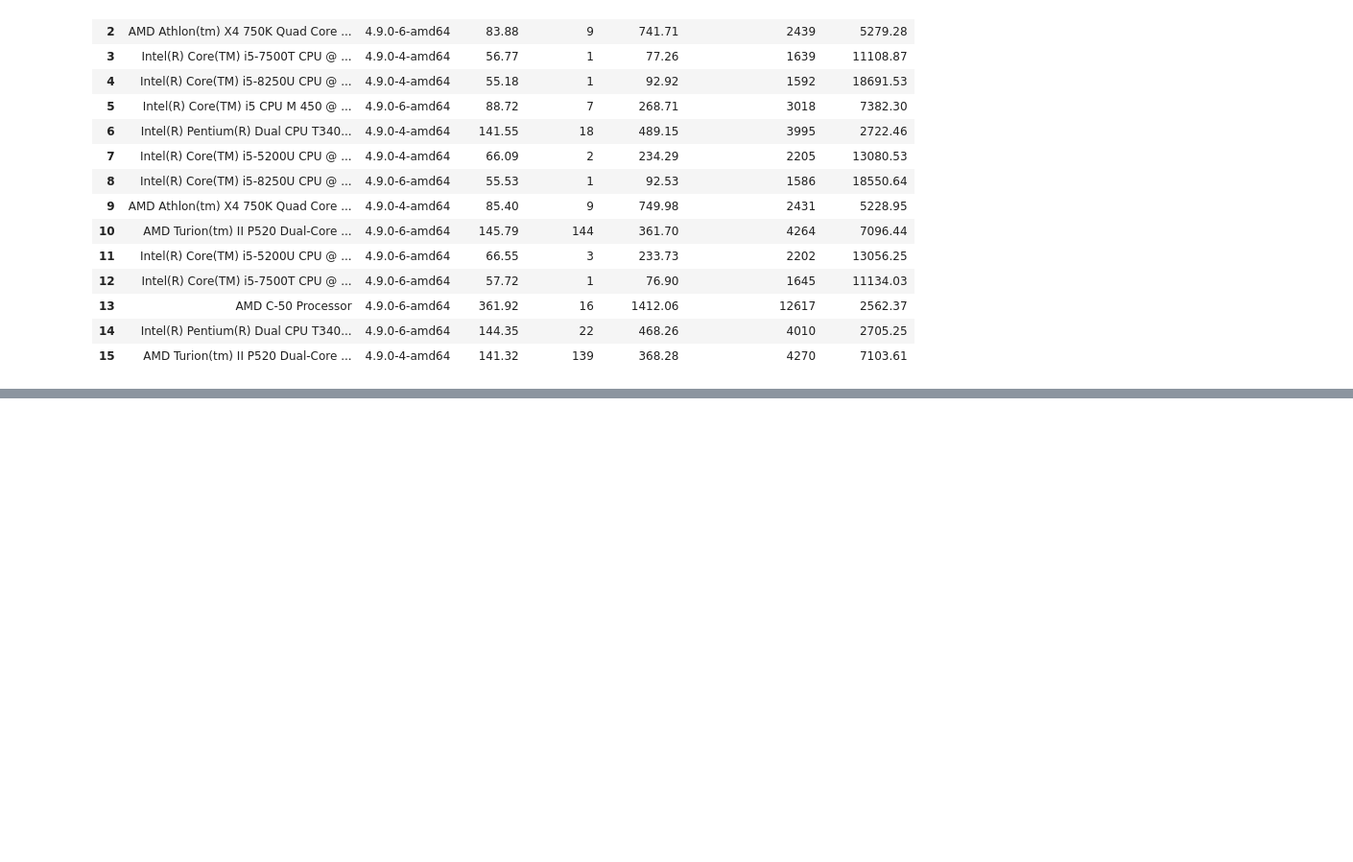
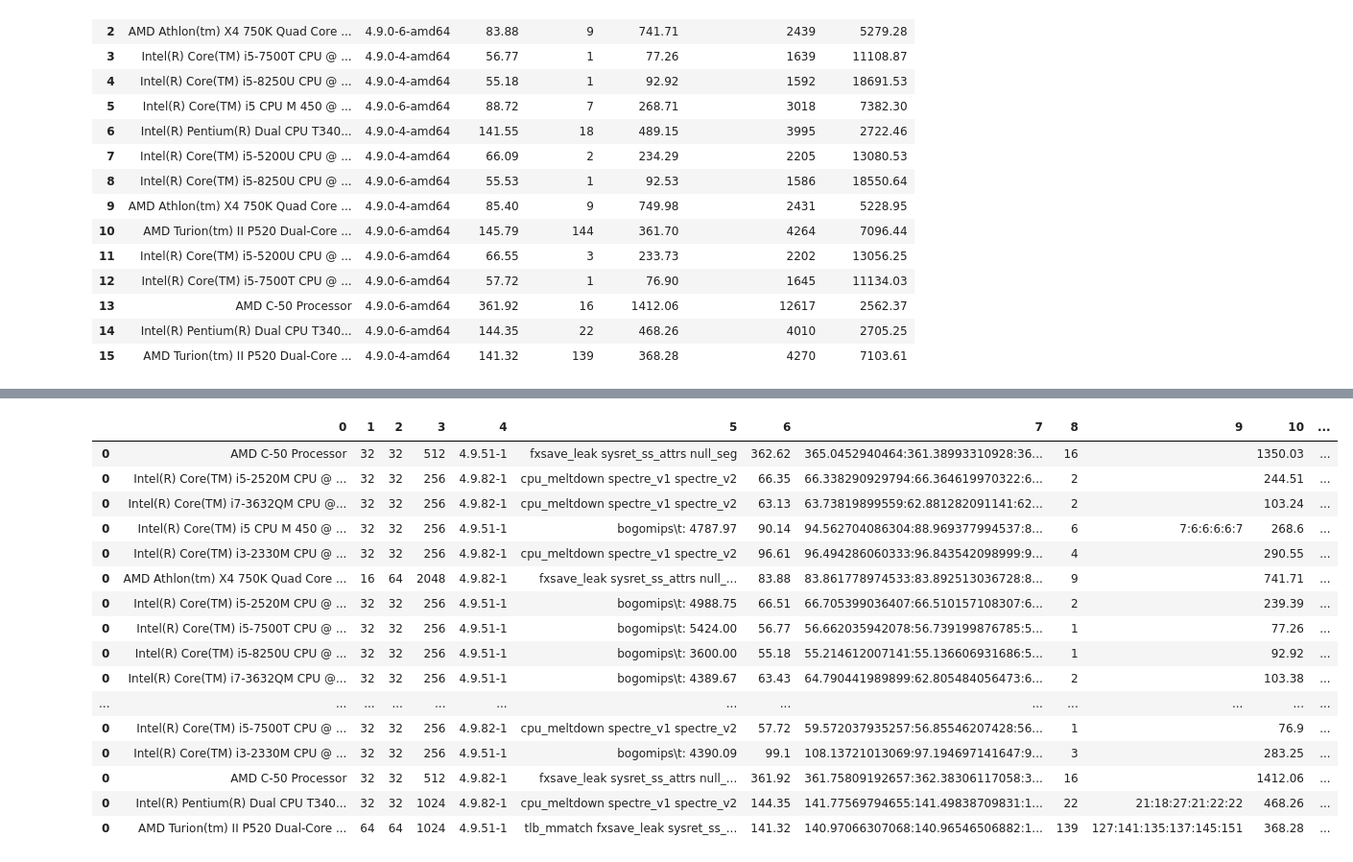
Before and after one commit to RyanKarl/grad_arch_project, a Jupyter notebook: plots/plot_maker.ipynb, the cells around one changed output, grey strips where cells are left out. Shown: that part at 96% size. Drawn from its saved outputs; the diff is of its cells as text; code cells hidden in the pictures; blank space fills up the shorter version.

```diff
--- a/plots/plot_maker.ipynb
+++ b/plots/plot_maker.ipynb
@@ -86,0 +86,21 @@ df1
+# %%
+with pd.option_context('display.max_rows', None, 'display.max_columns', None):
+    display(df1)
+# %% [output]
+|  | 0 | 1 | 2 | 3 | 4 | 5 | 6 | 7 | 8 | 9 | 10 | ... |
+| 0 | AMD C-50 Processor | 32 | 32 | 512 | 4.9.51-1 | fxsave_leak sysret_ss_attrs null_seg | 362.62 | 365.0452940464:361.38993310928:36... | 16 |  | 1350.03 | ... |
+| 0 | Intel(R) Core(TM) i5-2520M CPU @ ... | 32 | 32 | 256 | 4.9.82-1 | cpu_meltdown spectre_v1 spectre_v2 | 66.35 | 66.338290929794:66.364619970322:6... | 2 |  | 244.51 | ... |
+| 0 | Intel(R) Core(TM) i7-3632QM CPU @... | 32 | 32 | 256 | 4.9.82-1 | cpu_meltdown spectre_v1 spectre_v2 | 63.13 | 63.73819899559:62.881282091141:62... | 2 |  | 103.24 | ... |
+| 0 | Intel(R) Core(TM) i5 CPU M 450 @ ... | 32 | 32 | 256 | 4.9.51-1 | bogomips\t: 4787.97 | 90.14 | 94.562704086304:88.969377994537:8... | 6 | 7:6:6:6:6:7 | 268.6 | ... |
+| 0 | Intel(R) Core(TM) i3-2330M CPU @ ... | 32 | 32 | 256 | 4.9.82-1 | cpu_meltdown spectre_v1 spectre_v2 | 96.61 | 96.494286060333:96.843542098999:9... | 4 |  | 290.55 | ... |
+| 0 | AMD Athlon(tm) X4 750K Quad Core ... | 16 | 64 | 2048 | 4.9.82-1 | fxsave_leak sysret_ss_attrs null_... | 83.88 | 83.861778974533:83.892513036728:8... | 9 |  | 741.71 | ... |
+| 0 | Intel(R) Core(TM) i5-2520M CPU @ ... | 32 | 32 | 256 | 4.9.51-1 | bogomips\t: 4988.75 | 66.51 | 66.705399036407:66.510157108307:6... | 2 |  | 239.39 | ... |
+| 0 | Intel(R) Core(TM) i5-7500T CPU @ ... | 32 | 32 | 256 | 4.9.51-1 | bogomips\t: 5424.00 | 56.77 | 56.662035942078:56.739199876785:5... | 1 |  | 77.26 | ... |
+| 0 | Intel(R) Core(TM) i5-8250U CPU @ ... | 32 | 32 | 256 | 4.9.51-1 | bogomips\t: 3600.00 | 55.18 | 55.214612007141:55.136606931686:5... | 1 |  | 92.92 | ... |
+| 0 | Intel(R) Core(TM) i7-3632QM CPU @... | 32 | 32 | 256 | 4.9.51-1 | bogomips\t: 4389.67 | 63.43 | 64.790441989899:62.805484056473:6... | 2 |  | 103.38 | ... |
+| ... | ... | ... | ... | ... | ... | ... | ... | ... | ... | ... | ... | ... |
+| 0 | Intel(R) Core(TM) i5-7500T CPU @ ... | 32 | 32 | 256 | 4.9.82-1 | cpu_meltdown spectre_v1 spectre_v2 | 57.72 | 59.572037935257:56.85546207428:56... | 1 |  | 76.9 | ... |
+| 0 | Intel(R) Core(TM) i3-2330M CPU @ ... | 32 | 32 | 256 | 4.9.51-1 | bogomips\t: 4390.09 | 99.1 | 108.13721013069:97.194697141647:9... | 3 |  | 283.25 | ... |
+| 0 | AMD C-50 Processor | 32 | 32 | 512 | 4.9.82-1 | fxsave_leak sysret_ss_attrs null_... | 361.92 | 361.75809192657:362.38306117058:3... | 16 |  | 1412.06 | ... |
+| 0 | Intel(R) Pentium(R) Dual CPU T340... | 32 | 32 | 1024 | 4.9.82-1 | cpu_meltdown spectre_v1 spectre_v2 | 144.35 | 141.77569794655:141.49838709831:1... | 22 | 21:18:27:21:22:22 | 468.26 | ... |
+| 0 | AMD Turion(tm) II P520 Dual-Core ... | 64 | 64 | 1024 | 4.9.51-1 | tlb_mmatch fxsave_leak sysret_ss_... | 141.32 | 140.97066307068:140.96546506882:1... | 139 | 127:141:135:137:145:151 | 368.28 | ... |
```
Also changed, not shown: parts of 3 cells of this notebook, 1 other file.
